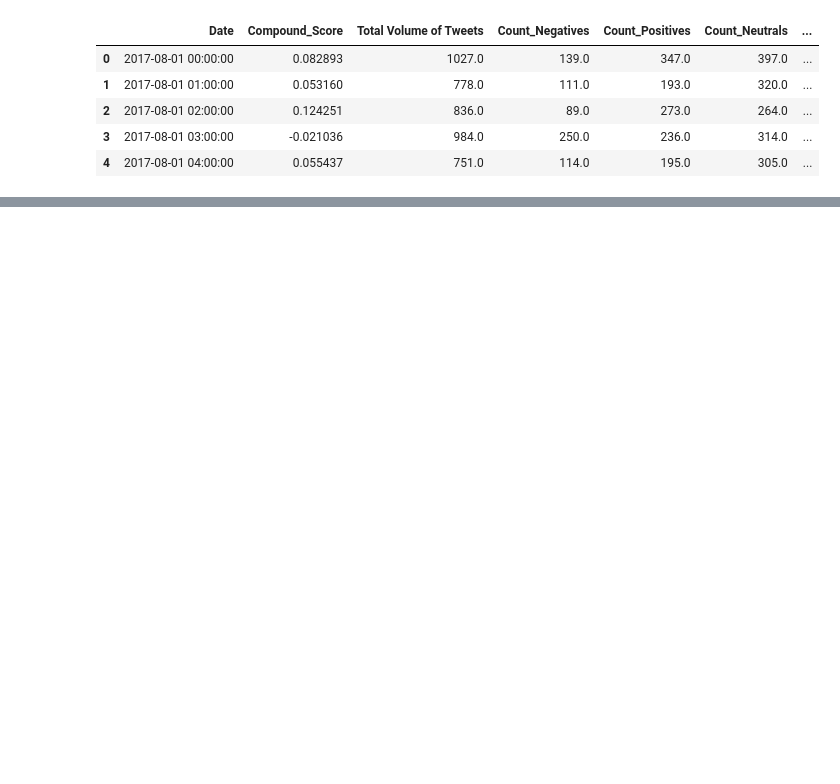
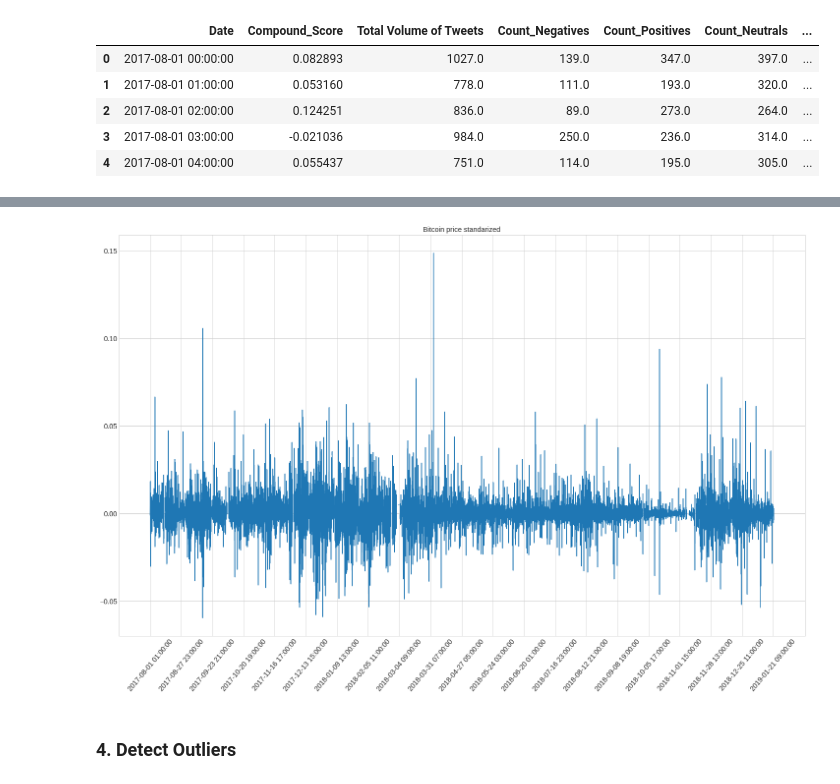
Before and after one commit to szanuje/ml, a Jupyter notebook: lab4/lab4.ipynb, the cells around one changed output, grey strips where cells are left out. Drawn from its saved outputs; the diff is of its cells as text; code cells hidden in the pictures; blank space fills up the shorter version.

```diff
--- a/lab4/lab4.ipynb
+++ b/lab4/lab4.ipynb
@@ -58,0 +61,10 @@ for idx, val in enumerate(a):
+# %%
+price_log_diff = np.log(df['High']).diff()
+plt.plot(df['Date'], price_log_diff)
+plt.title('Bitcoin price standarized')
+plt.xticks(df['Date'][1:-1:step], rotation=50)
+plt.show()
+# %% [output]
+[figure, added]
+# %% [markdown]
+### 4. Detect Outliers
```
Also changed, not shown: parts of 15 cells of this notebook.
